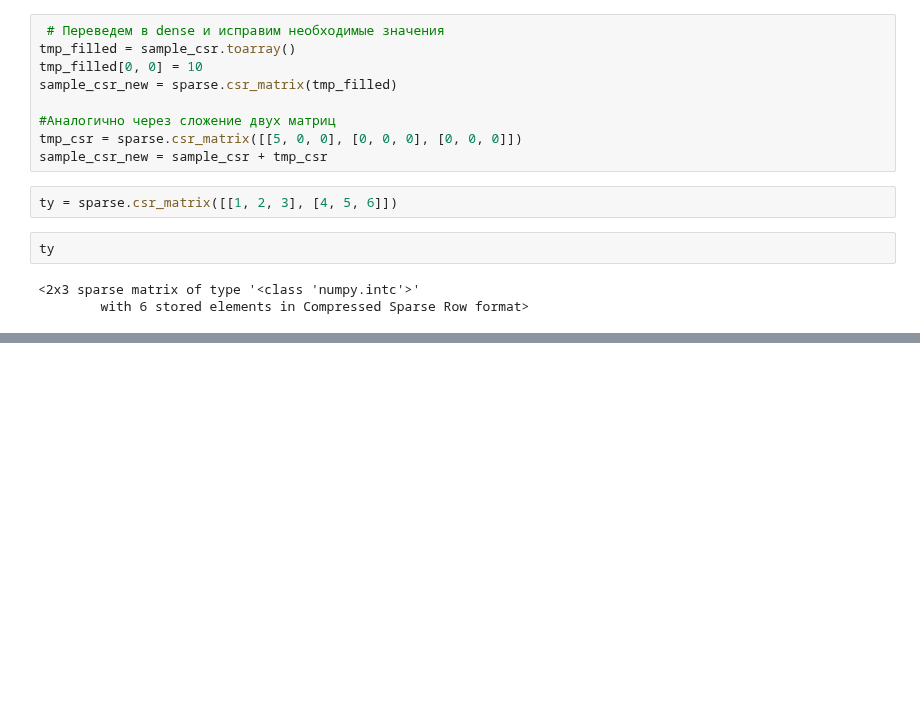
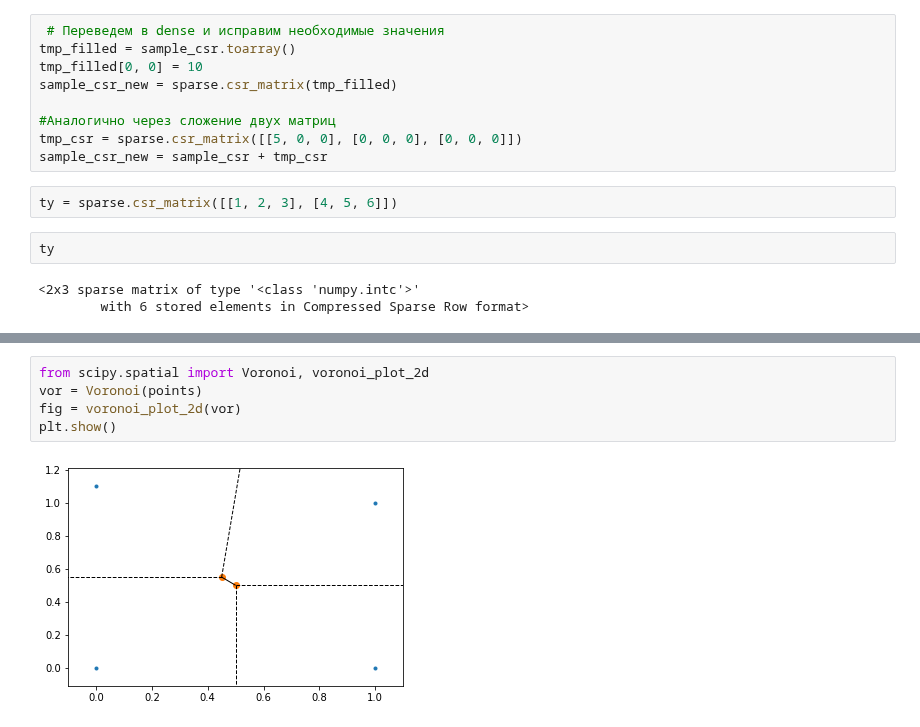
Before and after one commit to IAskarov/IDE, a Jupyter notebook: ML-инженер/PDA-3. Библиотека SciPy/scipy.ipynb, the cells around one changed output, grey strips where cells are left out. Drawn from its saved outputs; the diff is of its cells as text; blank space fills up the shorter version.

```diff
--- a/ML-инженер/PDA-3. Библиотека SciPy/scipy.ipynb
+++ b/ML-инженер/PDA-3. Библиотека SciPy/scipy.ipynb
@@ -94,0 +116,7 @@ ty
+# %%
+from scipy.spatial import Voronoi, voronoi_plot_2d
+vor = Voronoi(points)
+fig = voronoi_plot_2d(vor)
+plt.show()
+# %% [output]
+[figure, added]
```
Also changed, not shown: parts of 17 cells of this notebook.
